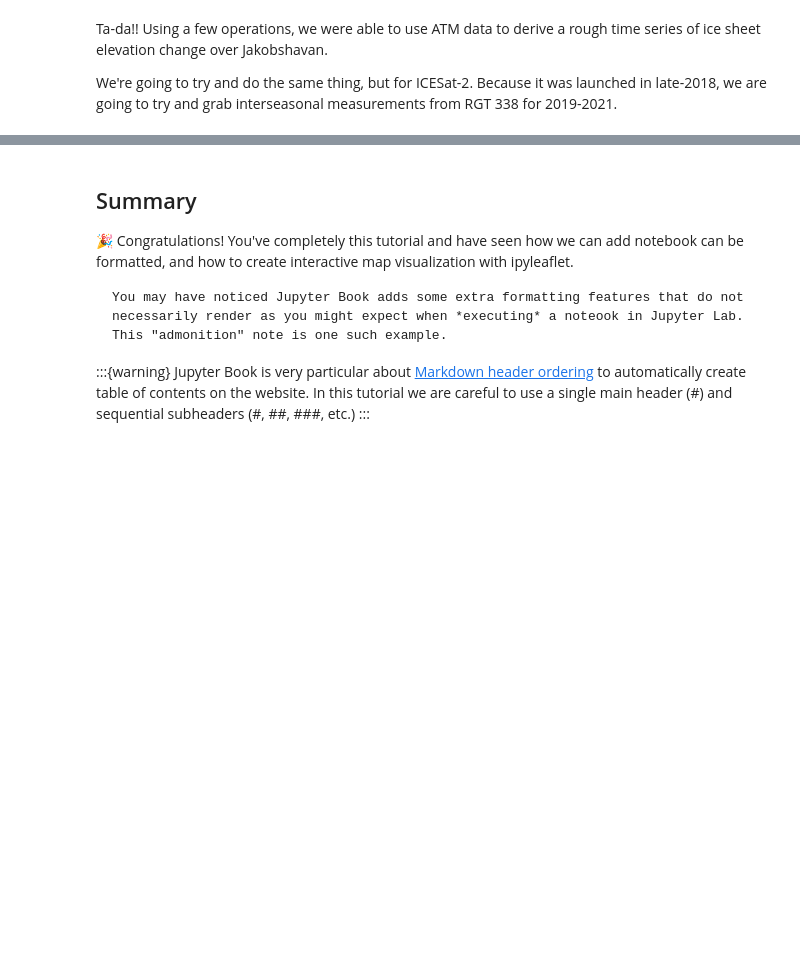
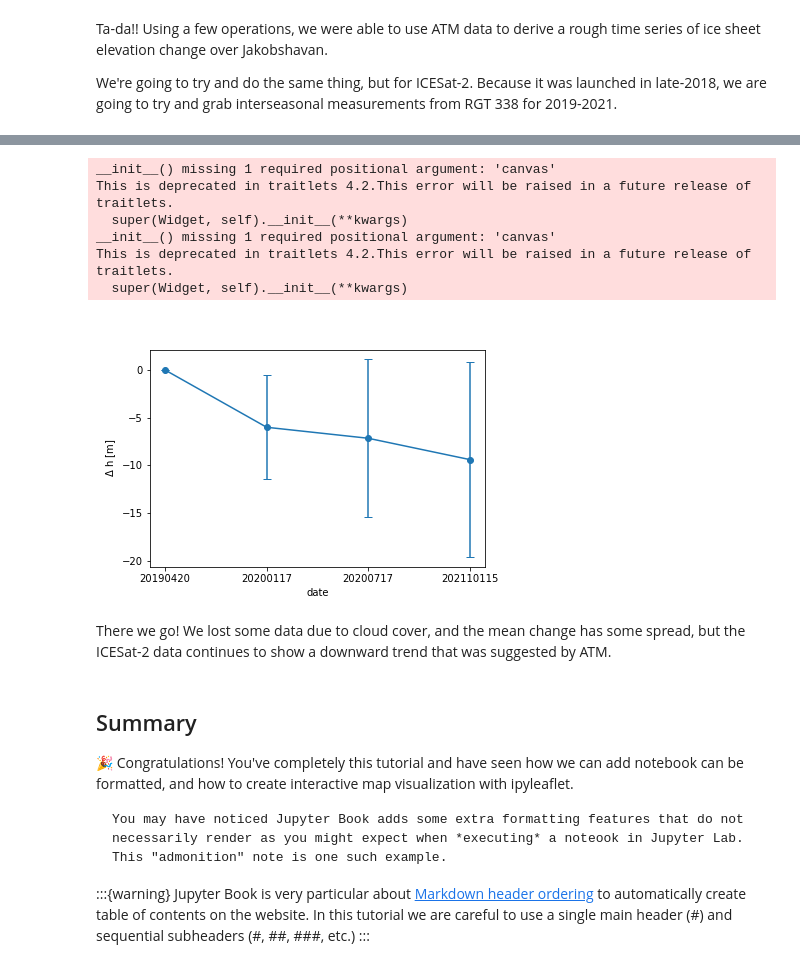
Before and after one commit to ICESAT-2HackWeek/website2022, a Jupyter notebook: book/tutorials/DataIntegration/dataintegration-2.ipynb, the cells around one changed output, grey strips where cells are left out. Drawn from its saved outputs; the diff is of its cells as text; code cells hidden in the pictures; blank space fills up the shorter version.

```diff
--- a/book/tutorials/DataIntegration/dataintegration-2.ipynb
+++ b/book/tutorials/DataIntegration/dataintegration-2.ipynb
@@ -576,3 +651,21 @@ region.download_granules(path)
+# %%
+# Plot the ice sheet change time series
+dates = ['20190420','20200117', '20200717', '202110115']
+%matplotlib widget
+plt.errorbar(dates, delta_h, yerr=std_h, marker='.', markersize=12, capsize=4)
+plt.xlabel('date')
+plt.ylabel('$\Delta$ h [m]')
+plt.show()
+# %% [output]
+__init__() missing 1 required positional argument: 'canvas'
+This is deprecated in traitlets 4.2.This error will be raised in a future release of traitlets.
+  super(Widget, self).__init__(**kwargs)
+__init__() missing 1 required positional argument: 'canvas'
+This is deprecated in traitlets 4.2.This error will be raised in a future release of traitlets.
+  super(Widget, self).__init__(**kwargs)
+[figure, added]
+# %% [markdown]
+There we go! We lost some data due to cloud cover, and the mean change has some spread, but the ICESat-2 data continues to show a downward trend that was suggested by ATM.
 # %% [markdown]
 ## Summary
 
```
Also changed, not shown: parts of 8 cells of this notebook, 1 other file.
